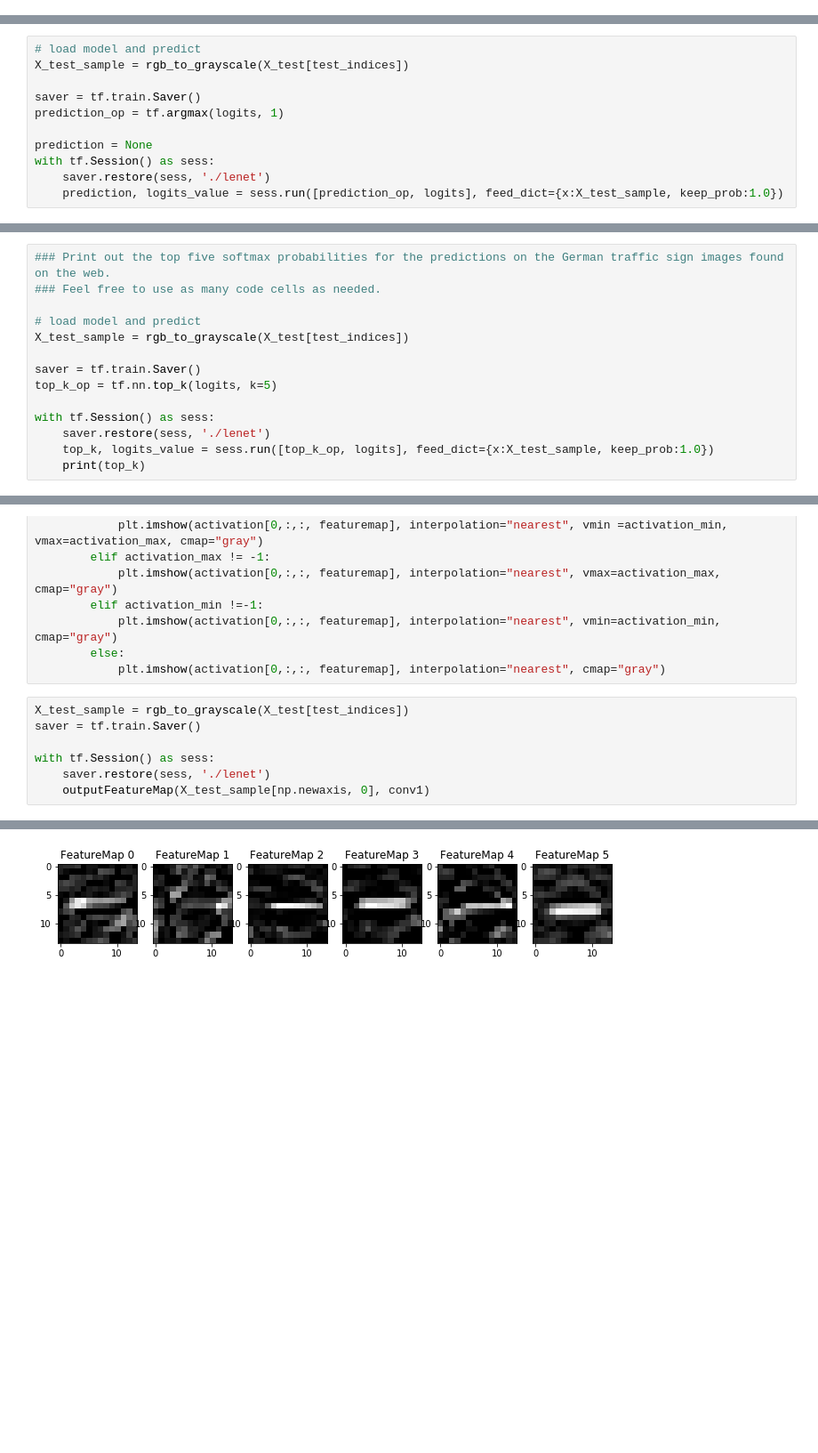
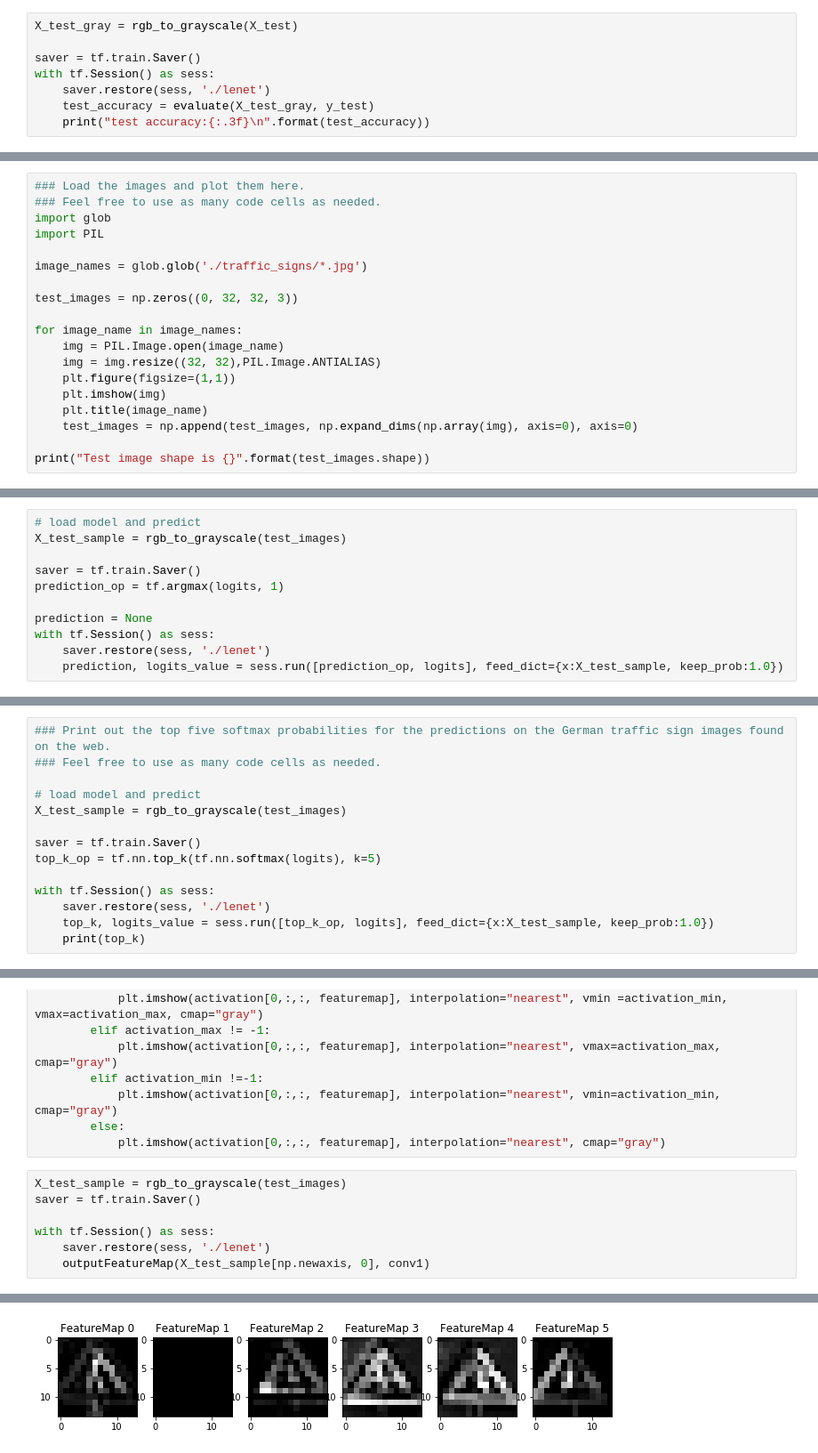
Before and after one commit to ytian81/CarND-Traffic-Sign-Classifier-Project, a Jupyter notebook: Traffic_Sign_Classifier.ipynb, the cells around one changed output, grey strips where cells are left out. Shown: that part at 89% size. Cells and saved outputs as stored; diff of their text form; blank space fills up the shorter version.

```diff
--- a/Traffic_Sign_Classifier.ipynb
+++ b/Traffic_Sign_Classifier.ipynb
@@ -404,0 +403,8 @@ Text(0.5,1,'validation accuracy')
+# %%
+X_test_gray = rgb_to_grayscale(X_test)
+
+saver = tf.train.Saver()
+with tf.Session() as sess:
+    saver.restore(sess, './lenet')
+    test_accuracy = evaluate(X_test_gray, y_test)
+    print("test accuracy:{:.3f}\n".format(test_accuracy))
@@ -433,0 +424,19 @@ for index in test_indices:
+# %%
+### Load the images and plot them here.
+### Feel free to use as many code cells as needed.
+import glob
+import PIL
+
+image_names = glob.glob('./traffic_signs/*.jpg')
+
+test_images = np.zeros((0, 32, 32, 3))
+
+for image_name in image_names:
+    img = PIL.Image.open(image_name)
+    img = img.resize((32, 32),PIL.Image.ANTIALIAS)
+    plt.figure(figsize=(1,1))
+    plt.imshow(img)
+    plt.title(image_name)
+    test_images = np.append(test_images, np.expand_dims(np.array(img), axis=0), axis=0)
+
+print("Test image shape is {}".format(test_images.shape))
@@ -439,7 +455,7 @@ for index in test_indices:
 ### Feel free to use as many code cells as needed.
 # %%
 # load model and predict
-X_test_sample = rgb_to_grayscale(X_test[test_indices])
+X_test_sample = rgb_to_grayscale(test_images)
 
 saver = tf.train.Saver()
 prediction_op = tf.argmax(logits, 1)
@@ -513,10 +527,10 @@ Looking just at the first row we get `[ 0.34763842,  0.24879643,  0.12789202]`,
 ### Feel free to use as many code cells as needed.
 
 # load model and predict
-X_test_sample = rgb_to_grayscale(X_test[test_indices])
+X_test_sample = rgb_to_grayscale(test_images)
 
 saver = tf.train.Saver()
-top_k_op = tf.nn.top_k(logits, k=5)
+top_k_op = tf.nn.top_k(tf.nn.softmax(logits), k=5)
 
 with tf.Session() as sess:
     saver.restore(sess, './lenet')
@@ -594,12 +608,12 @@ def outputFeatureMap(image_input, tf_activation, activation_min=-1, activation_m
         else:
             plt.imshow(activation[0,:,:, featuremap], interpolation="nearest", cmap="gray")
 # %%
-X_test_sample = rgb_to_grayscale(X_test[test_indices])
+X_test_sample = rgb_to_grayscale(test_images)
 saver = tf.train.Saver()
 
 with tf.Session() as sess:
     saver.restore(sess, './lenet')
     outputFeatureMap(X_test_sample[np.newaxis, 0], conv1)
 # %% [output]
 INFO:tensorflow:Restoring parameters from ./lenet
-[figure, old version]
+[figure, new version]
```
Also changed, not shown: parts of 7 cells of this notebook, 11 other files.
